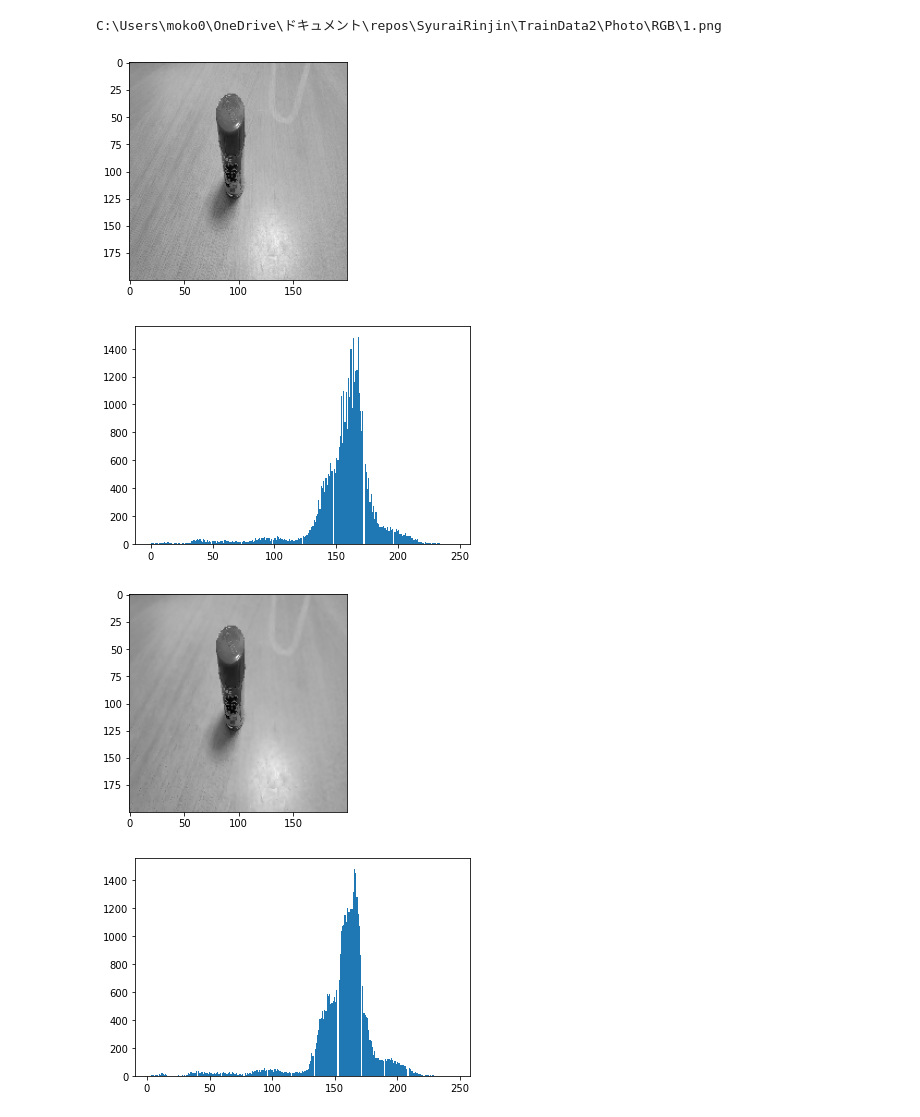
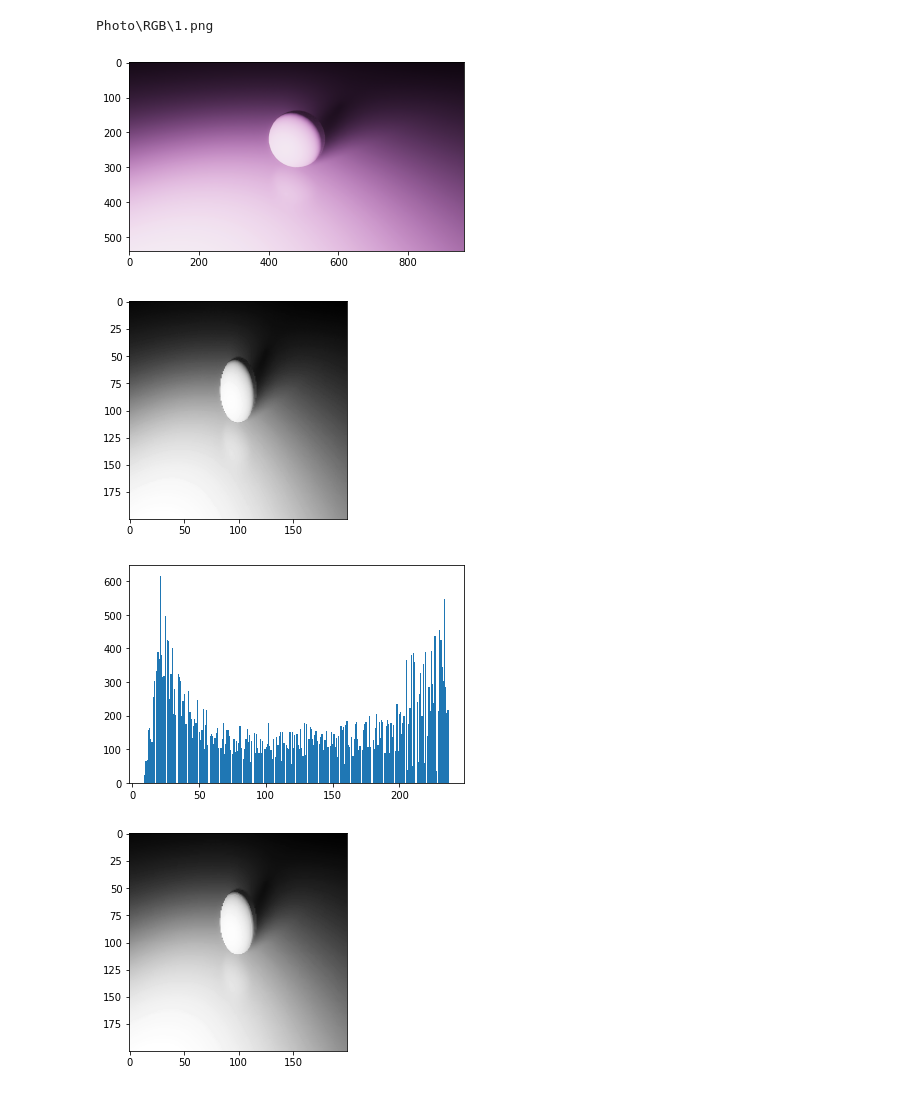
Before and after one commit to reityerukohaku2/LightPosEstimate, a Jupyter notebook: lightPos.ipynb, the cells around one changed output. Cells and saved outputs as stored; diff of their text form; code cells hidden in the pictures.

```diff
--- a/lightPos.ipynb
+++ b/lightPos.ipynb
@@ -25,5 +26,15 @@ import cv2
 # %%
-RGBimagePaths = [str(p) for p in Path("C:/Users/moko0/OneDrive/ドキュメント/repos/SyuraiRinjin/TrainData2/Photo/RGB/").glob("*.png")]
+RGBimagePaths = [str(p) for p in Path("Photo/RGB/").glob("*.png")]
+
+#ファイル名ソート用
+def atoi(text):
+    return int(text) if text.isdigit() else text
+
+def natural_keys(text):
+    return [ atoi(c) for c in re.split(r'(\d+)', text) ]
+
+#ファイル名ソート(1,2,3,...23112)
+RGBimagePaths = sorted(RGBimagePaths, key=natural_keys)
 
 #前処理の宣言
 transform = nn.Sequential(
@@ -36,46 +47,48 @@ transform = nn.Sequential(
 
 print(RGBimagePaths[0])
 path = "dataSet/raw_image/spice.jpg"
-RGBimage = io.read_image(path=path, mode=io.image.ImageReadMode.RGB)
-GrayImage = io.read_image(path=path, mode=io.image.ImageReadMode.GRAY)
+RGBimage = io.read_image(path=RGBimagePaths[0], mode=io.image.ImageReadMode.RGB)
+GrayImage = io.read_image(path=RGBimagePaths[0], mode=io.image.ImageReadMode.GRAY)
 
 RGBimage = np.transpose(RGBimage.numpy(), (1, 2, 0))
 GrayImage = transform(GrayImage)
 GrayImage = np.transpose(GrayImage.numpy(), (1, 2, 0))
 
 after = GrayImage
 after = cv2.cv2.ximgproc.dtFilter(GrayImage, GrayImage, 0, 32)
 
 bilateral = after
 
 #after = cv2.bilateralFilter(after, 5, sigmaColor=20, sigmaSpace=20)
-#clahe = cv2.createCLAHE(clipLimit=2, tileGridSize=(4,4))
-#after = clahe.apply(after)
+clahe = cv2.createCLAHE(clipLimit=2, tileGridSize=(4,4))
+after = clahe.apply(after)
 
 #after = after / 256.0
-after = cv2.equalizeHist(after)
+#after = cv2.equalizeHist(after)
 
-ret, after = cv2.threshold(after, 0, 255, cv2.THRESH_OTSU)
-kernel = np.ones((3,3), np.uint8)
-after = cv2.morphologyEx(after, cv2.MORPH_CLOSE, kernel, iterations=1)
+#ret, after = cv2.threshold(after, 0, 255, cv2.THRESH_OTSU)
+#kernel = np.ones((3,3), np.uint8)
+#after = cv2.morphologyEx(after, cv2.MORPH_CLOSE, kernel, iterations=1)
 
 #rgb_npimg = np.squeeze(rgb_npimg, 0)
 #rgb_npimg = (rgb_npimg + 1.0) / 2.0
+plt.imshow(RGBimage)
+plt.show()
 plt.imshow(GrayImage, cmap="gray")
 plt.show()
 plt.hist(GrayImage.ravel(), bins=256)
 plt.show()
 plt.imshow(bilateral, cmap="gray")
 plt.show()
 plt.hist(bilateral.ravel(), bins=256)
 plt.show()
 plt.imshow(after, cmap="gray")
 plt.show()
 plt.hist(after.ravel(), bins=256)
 plt.show()
 # %% [output]
-C:\Users\moko0\OneDrive\ドキュメント\repos\SyuraiRinjin\TrainData2\Photo\RGB\1.png
+Photo\RGB\1.png
-[figure, old version]
+[figure, new version]
-[figure, old version]
+[figure, new version]
-[figure, old version]
+[figure, new version]
-[figure, old version]
+[figure, new version]
```
Also changed, not shown: parts of 9 cells of this notebook, 14 other files.
